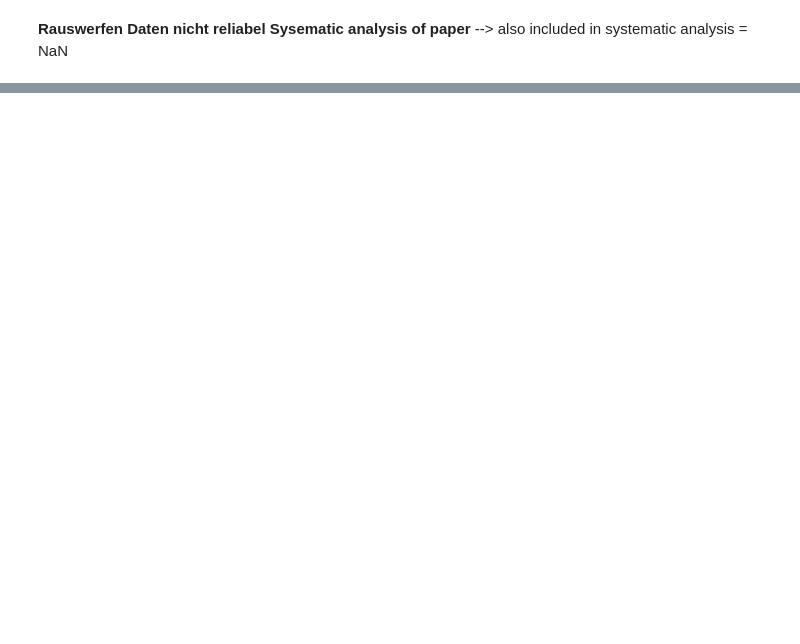
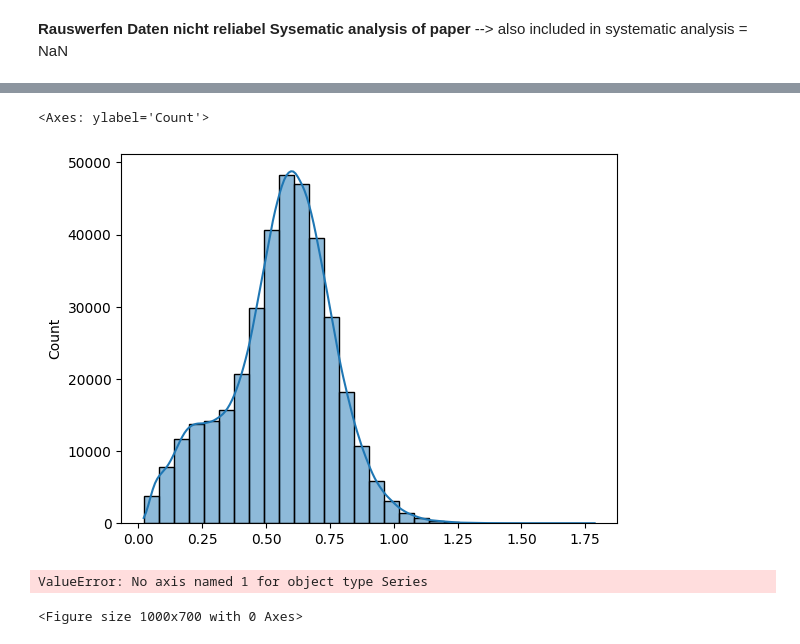
Before and after one commit to datascience-mobi-2026/topic04_team03, a Jupyter notebook: jupyter_rosa.ipynb, the cells around one changed output, grey strips where cells are left out. Saved outputs shown, nothing was run; the diff lists cells and outputs as text; code cells hidden in the pictures; blank space fills up the shorter version.

Commit message:
jupyter Rosa: Filter variance nach Tillman

```diff
--- a/jupyter_rosa.ipynb
+++ b/jupyter_rosa.ipynb
@@ -106,0 +236,14 @@ Name: Included.in.systematic.analysis, Length: 334879, dtype: float64
+# %%
+exclude_cols = [
+    "ImmGenATAC1219.peakID",
+    "chrom",
+    "Summit",
+    "mm10.60way.phastCons_scores",
+    "_-log10_bestPvalue",
+    "Included.in.systematic.analysis",
+    "TSS",
+    "genes.within.100Kb"
+]
+
+log_ATAC_celltypes = log_ATAC.drop(columns=exclude_cols).copy()
+log_ATAC_celltypes.head()
@@ -106,0 +258,6 @@ Name: Included.in.systematic.analysis, Length: 334879, dtype: float64
+# %%
+OCR_var_coef = log_ATAC_celltypes.std(axis=1) / log_ATAC_celltypes.mean(axis=1)
+sns.histplot(OCR_var_coef, bins=30, kde=True)
+# %% [output]
+<Axes: ylabel='Count'>
+[figure, added]
@@ -106,0 +266,11 @@ Name: Included.in.systematic.analysis, Length: 334879, dtype: float64
+# %%
+plt.figure(figsize=(10,7))
+plt.scatter(np.log2(OCR_var_coef.mean(axis=1)), OCR_var_coef, s=5, cmap='viridis', alpha=0.5)
+plt.xlabel('log2(Mean Expression)')
+plt.ylabel('Variance Coefficient')
+plt.title('scatter plot of log2(Mean Expression) vs Variance Coefficient')
+plt.grid(True)
+plt.show()
+# %% [output]
+ValueError: No axis named 1 for object type Series
+<Figure size 1000x700 with 0 Axes>
```
Also changed, not shown: parts of 35 cells of this notebook.
